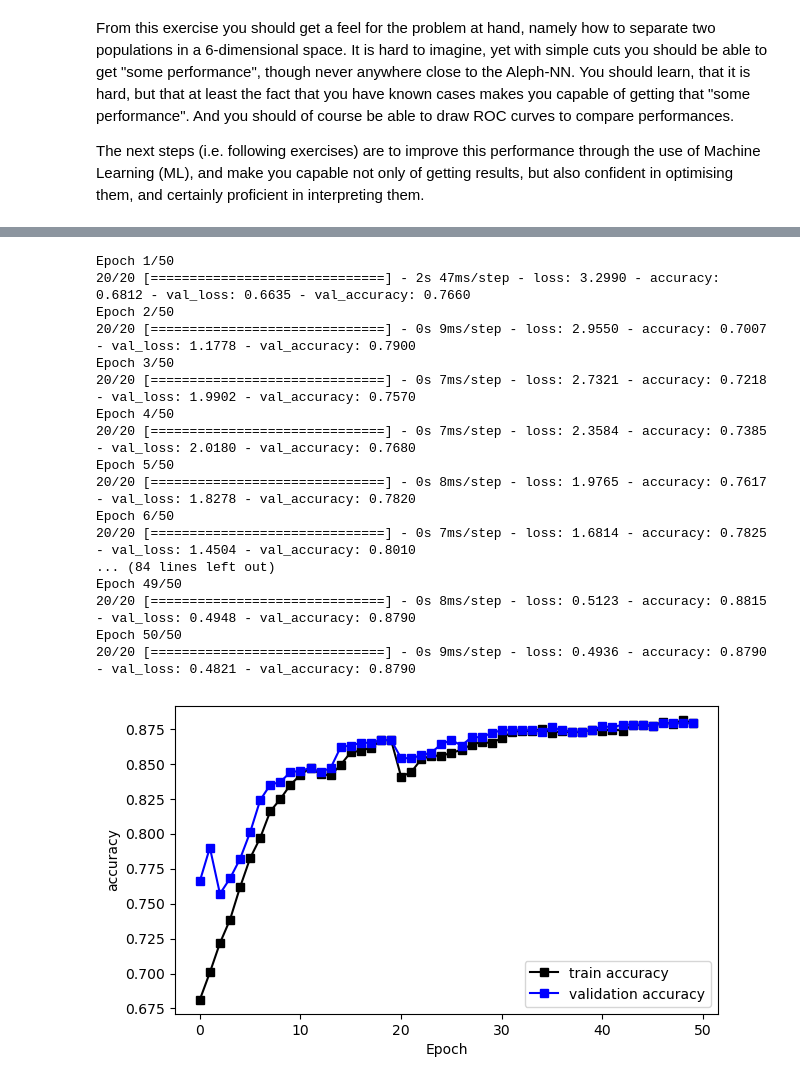
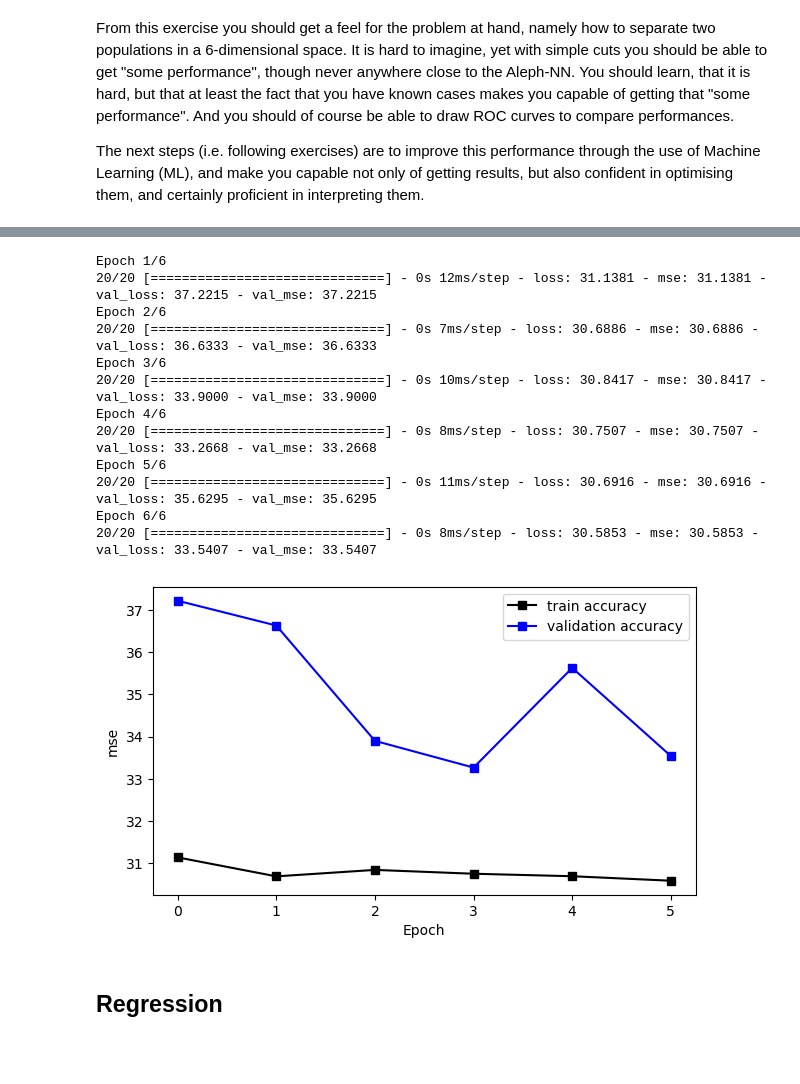
Before and after one commit to JuFo96/AppliedML2023, a Jupyter notebook: Week1/BjetSelection.ipynb, the cells around one changed output, grey strips where cells are left out. Saved outputs shown, nothing was run; the diff lists cells and outputs as text; code cells hidden in the pictures; blank space fills up the shorter version.

```diff
--- a/Week1/BjetSelection.ipynb
+++ b/Week1/BjetSelection.ipynb
@@ -344,57 +344,55 @@ n_hidden1 = 10
 n_hidden2 = 10
 n_outputs = 1
 batch_norm_momentum = 0.9
-learning_rate = 0.001
+learning_rate = 0.01
 init = tf.keras.initializers.VarianceScaling(scale=1.0, mode='fan_in')
 centropy = tf.keras.losses.SparseCategoricalCrossentropy(from_logits=True)
+mse = tf.keras.losses.MeanSquaredError()
 
 # network structure
 nn_reg = tf.keras.models.Sequential([
   Flatten(input_shape=(6, 1)),
-  Dense(n_hidden1, activation='sigmoid', kernel_initializer=init),
+  Dense(n_hidden1, activation='ReLU', kernel_initializer=init),
   BatchNormalization(momentum=batch_norm_momentum, center=True, scale=True),
-  Dense(n_hidden2, activation='sigmoid', kernel_initializer=init),
+  Dense(n_hidden2, activation='ReLU', kernel_initializer=init),
   BatchNormalization(momentum=batch_norm_momentum, center=True, scale=True),
-  Dense(n_outputs, activation='sigmoid', kernel_initializer=init),
+  Dense(n_outputs, activation='ReLU', kernel_initializer=init),
   BatchNormalization(momentum=batch_norm_momentum, center=True, scale=True)
 ])
 
-nn_reg.compile(loss=tf.keras.losses.binary_crossentropy, optimizer=SGD(learning_rate), metrics=['accuracy'])
+nn_reg.compile(loss=mse, optimizer=SGD(learning_rate), metrics=['mse'])
 # %%
+y = pd.DataFrame(data, columns = ["energy"])
+
 X_train = X.loc[:3999, :]
 y_train = y.loc[:3999, :]
 X_val = X.loc[4000:, :]
 y_val = y.loc[4000:, :]
 # %%
-n_epochs = 50
+n_epochs = 6
 batch_size = 200
 
 history = nn_reg.fit(X_train, y_train, epochs=n_epochs, batch_size=batch_size,
                     validation_data=(X_val, y_val))
 
 fig, ax = plt.subplots(1, figsize=(7, 4))
-ax.plot(np.arange(n_epochs), history.history['accuracy'], 'ks-', label='train accuracy')
-ax.plot(np.arange(n_epochs), history.history['val_accuracy'], 'bs-', label='validation accuracy')
-ax.set_ylabel('accuracy')
+ax.plot(np.arange(n_epochs), history.history['mse'], 'ks-', label='train accuracy')
+ax.plot(np.arange(n_epochs), history.history['val_mse'], 'bs-', label='validation accuracy')
+ax.set_ylabel('mse')
 ax.set_xlabel('Epoch')
 ax.legend()
 plt.show()
 # %% [output]
-Epoch 1/50
-20/20 [==============================] - 2s 47ms/step - loss: 3.2990 - accuracy: 0.6812 - val_loss: 0.6635 - val_accuracy: 0.7660
-Epoch 2/50
-20/20 [==============================] - 0s 9ms/step - loss: 2.9550 - accuracy: 0.7007 - val_loss: 1.1778 - val_accuracy: 0.7900
-Epoch 3/50
-20/20 [==============================] - 0s 7ms/step - loss: 2.7321 - accuracy: 0.7218 - val_loss: 1.9902 - val_accuracy: 0.7570
-Epoch 4/50
-20/20 [==============================] - 0s 7ms/step - loss: 2.3584 - accuracy: 0.7385 - val_loss: 2.0180 - val_accuracy: 0.7680
-Epoch 5/50
-20/20 [==============================] - 0s 8ms/step - loss: 1.9765 - accuracy: 0.7617 - val_loss: 1.8278 - val_accuracy: 0.7820
-Epoch 6/50
-20/20 [==============================] - 0s 7ms/step - loss: 1.6814 - accuracy: 0.7825 - val_loss: 1.4504 - val_accuracy: 0.8010
-... (84 lines left out)
-Epoch 49/50
-20/20 [==============================] - 0s 8ms/step - loss: 0.5123 - accuracy: 0.8815 - val_loss: 0.4948 - val_accuracy: 0.8790
-Epoch 50/50
-20/20 [==============================] - 0s 9ms/step - loss: 0.4936 - accuracy: 0.8790 - val_loss: 0.4821 - val_accuracy: 0.8790
+Epoch 1/6
+20/20 [==============================] - 0s 12ms/step - loss: 31.1381 - mse: 31.1381 - val_loss: 37.2215 - val_mse: 37.2215
+Epoch 2/6
+20/20 [==============================] - 0s 7ms/step - loss: 30.6886 - mse: 30.6886 - val_loss: 36.6333 - val_mse: 36.6333
+Epoch 3/6
+20/20 [==============================] - 0s 10ms/step - loss: 30.8417 - mse: 30.8417 - val_loss: 33.9000 - val_mse: 33.9000
+Epoch 4/6
+20/20 [==============================] - 0s 8ms/step - loss: 30.7507 - mse: 30.7507 - val_loss: 33.2668 - val_mse: 33.2668
+Epoch 5/6
+20/20 [==============================] - 0s 11ms/step - loss: 30.6916 - mse: 30.6916 - val_loss: 35.6295 - val_mse: 35.6295
+Epoch 6/6
+20/20 [==============================] - 0s 8ms/step - loss: 30.5853 - mse: 30.5853 - val_loss: 33.5407 - val_mse: 33.5407
-[figure, old version]
+[figure, new version]
@@ -419,0 +399,2 @@ plt.legend(loc='lower right', fontsize=18)
+# %% [markdown]
+## Regression
```
Also changed, not shown: parts of 7 cells of this notebook, 1 other file.
